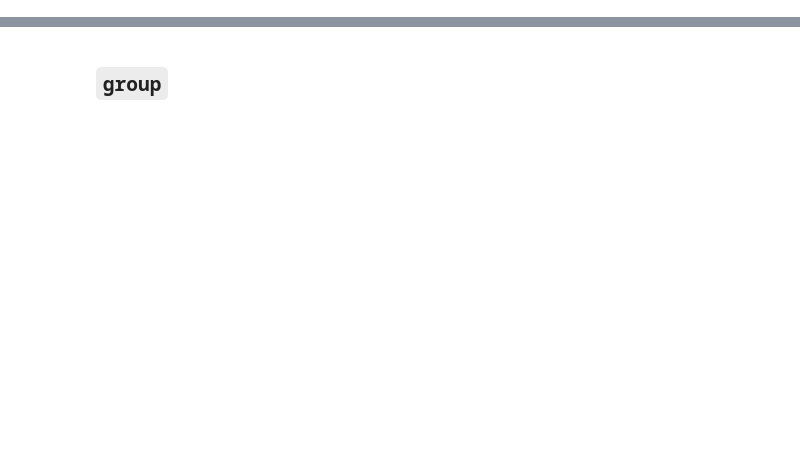
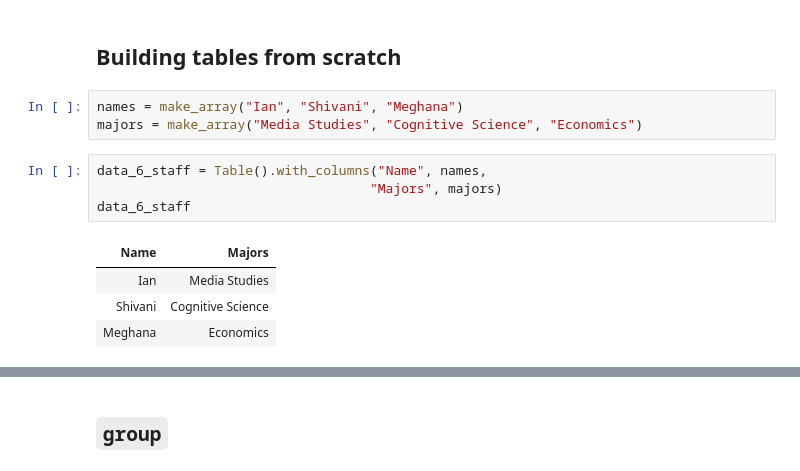
Before and after one commit to data-6-berkeley/data-6, a Jupyter notebook: lecture/lecture09.ipynb, the cells around one changed output, grey strips where cells are left out. Cells and saved outputs as stored; diff of their text form; blank space fills up the shorter version.

```diff
--- a/lecture/lecture09.ipynb
+++ b/lecture/lecture09.ipynb
@@ -12,0 +47,14 @@ AttributeError: type object 'Table' has no attribute 'interactive_plots'
+# %% [markdown]
+## Building tables from scratch
+# %%
+names = make_array("Ian", "Shivani", "Meghana")
+majors = make_array("Media Studies", "Cognitive Science", "Economics")
+# %%
+data_6_staff = Table().with_columns("Name", names,
+                                   "Majors", majors)
+data_6_staff
+# %% [output]
+| Name | Majors |
+| Ian | Media Studies |
+| Shivani | Cognitive Science |
+| Meghana | Economics |
```
Also changed, not shown: parts of 43 cells of this notebook.
